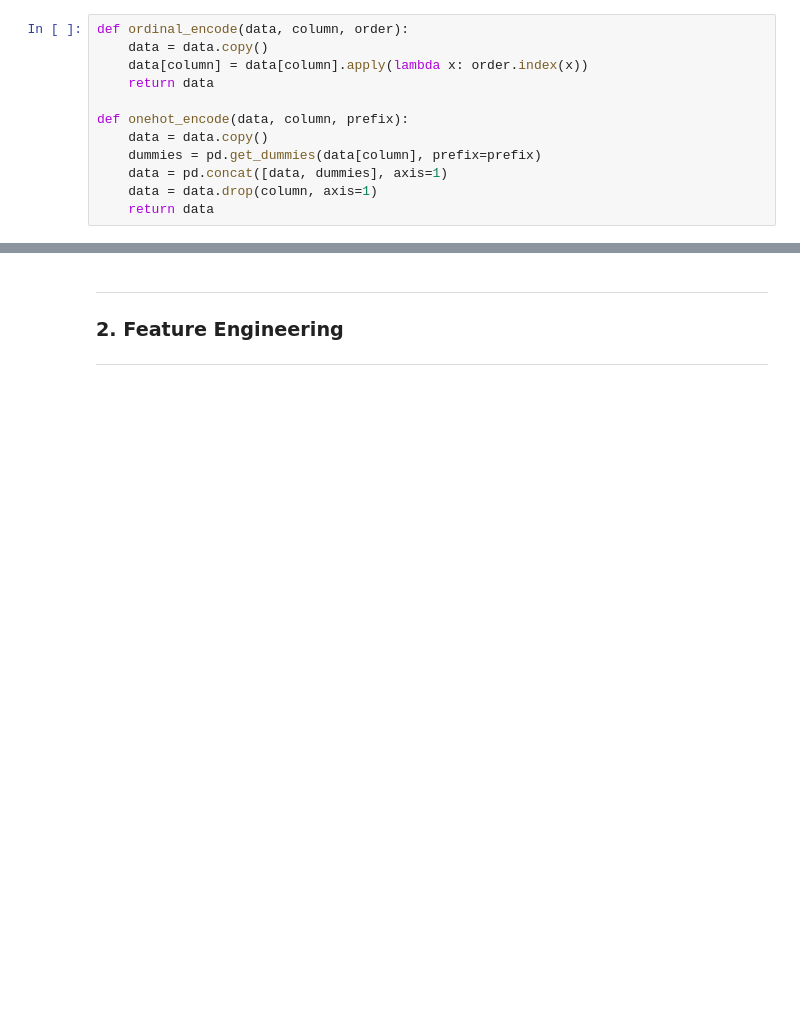
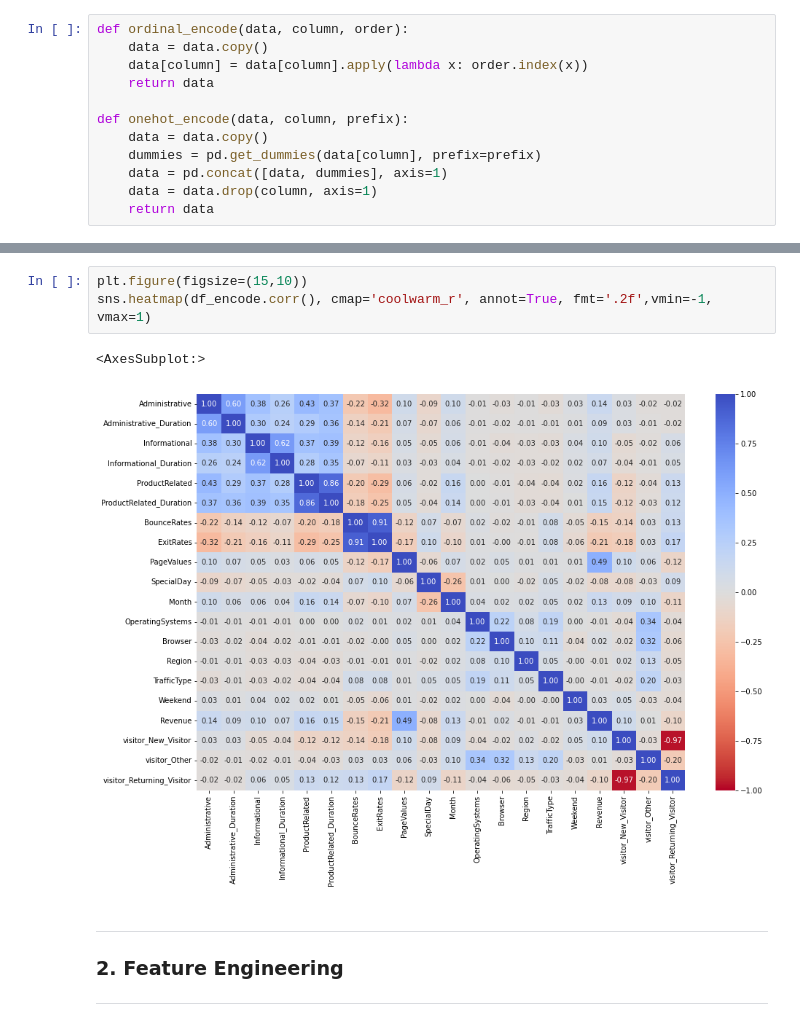
Before and after one commit to rahmars18/FinalProject, a Jupyter notebook: Pre-processing.ipynb, the cells around one changed output, grey strips where cells are left out. Saved outputs shown, nothing was run; the diff lists cells and outputs as text; blank space fills up the shorter version.

```diff
--- a/Pre-processing.ipynb
+++ b/Pre-processing.ipynb
@@ -772,3 +762,9 @@ df.head(1)
+# %%
+plt.figure(figsize=(15,10))
+sns.heatmap(df_encode.corr(), cmap='coolwarm_r', annot=True, fmt='.2f',vmin=-1, vmax=1)
+# %% [output]
+<AxesSubplot:>
+[figure, added]
 # %% [markdown]
 ***
 ### **2. Feature Engineering**
```
Also changed, not shown: parts of 28 cells of this notebook.
